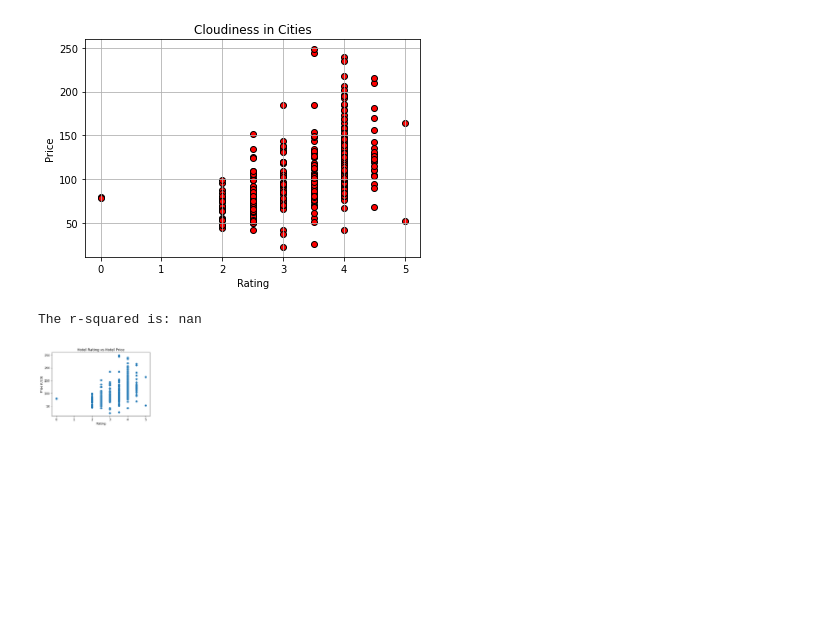
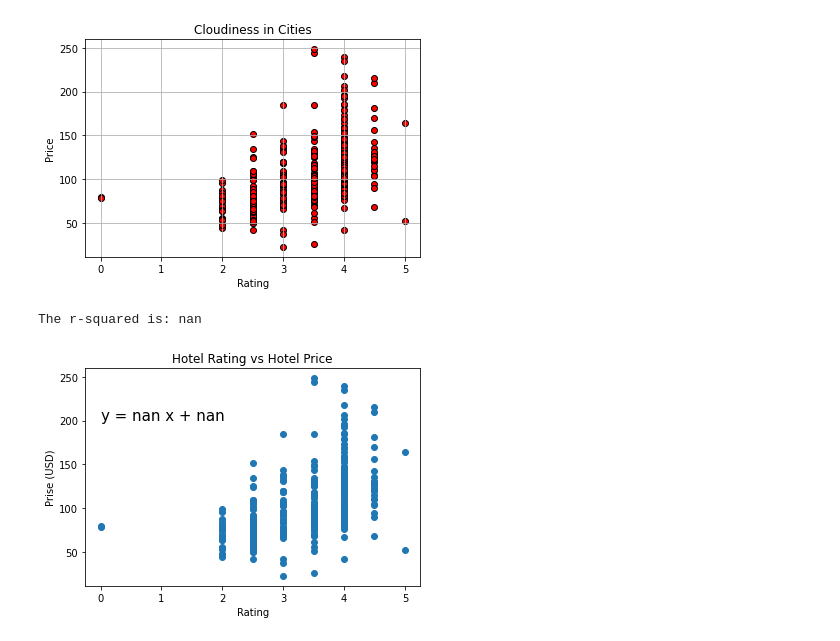
Before and after one commit to Kaylawkelly/HotelRateLocataion-Project1, a Jupyter notebook: Project 1 Travel.ipynb, the cells around one changed output. Saved outputs shown, nothing was run; the diff lists cells and outputs as text; code cells hidden in the pictures; blank space fills up the shorter version.

```diff
--- a/Project 1 Travel.ipynb
+++ b/Project 1 Travel.ipynb
@@ -90,21 +90,21 @@ plt.grid(True)
 # %%
 x_values = merged_data_df["Rating"]
 y_values = merged_data_df["Price"]
 (slope, intercept, rvalue, pvalue, stderr) = linregress(x_values, y_values)
 
 regress_values = x_values * slope + intercept
 
 line_eq= f"y = {round(slope, 2)} x + {round(intercept, 2)}"
 
 plt.scatter(x_values,y_values)
 plt.plot(x_values,regress_values,"r-")
-plt.annotate(line_eq,(40,20),fontsize=15)
+plt.annotate(line_eq,(0,200),fontsize=15)
 plt.title("Hotel Rating vs Hotel Price")
 plt.xlabel("Rating")
 plt.ylabel("Prise (USD)")
 print(f"The r-squared is: {rvalue**2}")
 plt.savefig("Hotel Regression.png")
 plt.show()
 # %% [output]
 The r-squared is: nan
-[figure, old version]
+[figure, new version]
```
Also changed, not shown: parts of 2 cells of this notebook, 2 other files.
